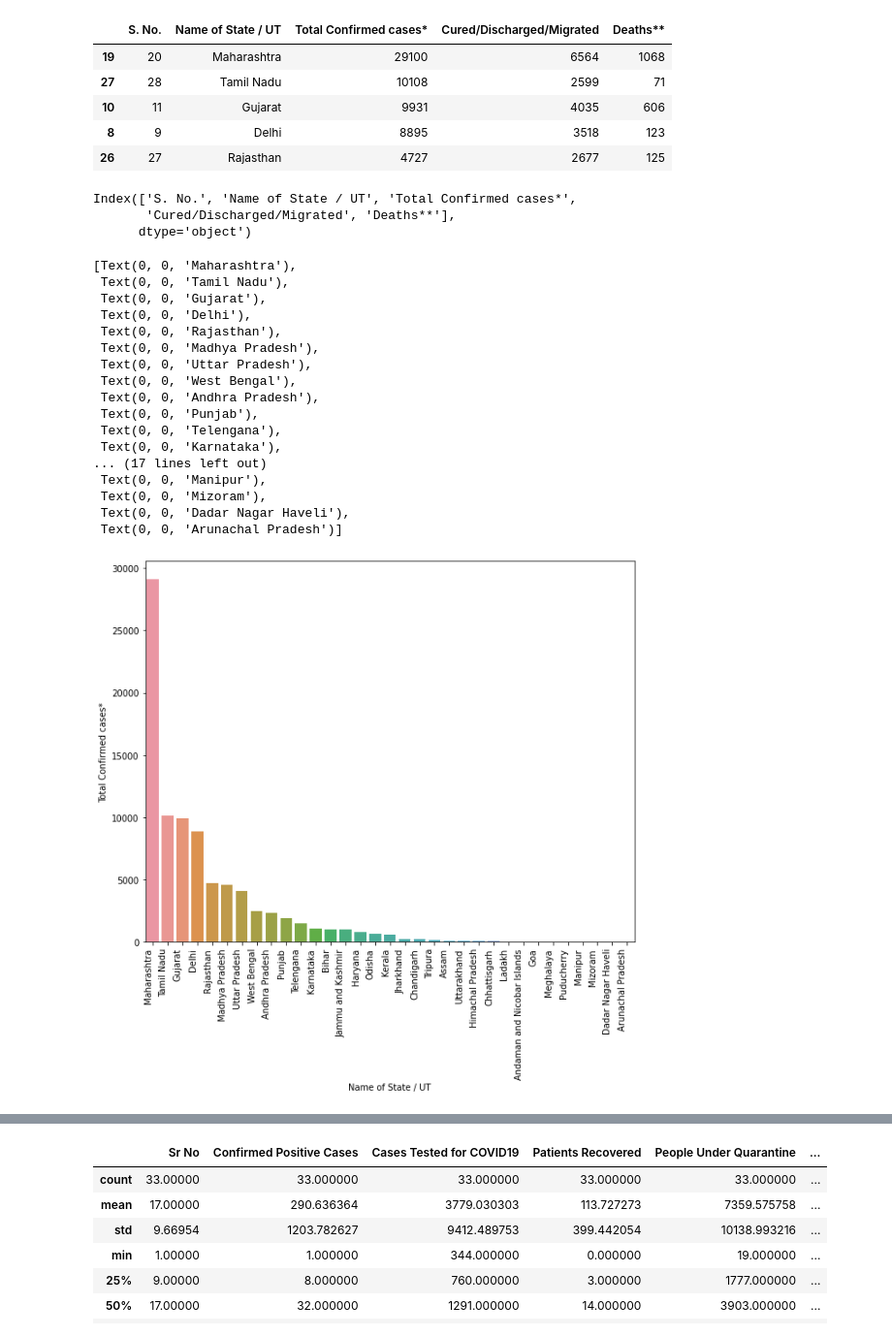
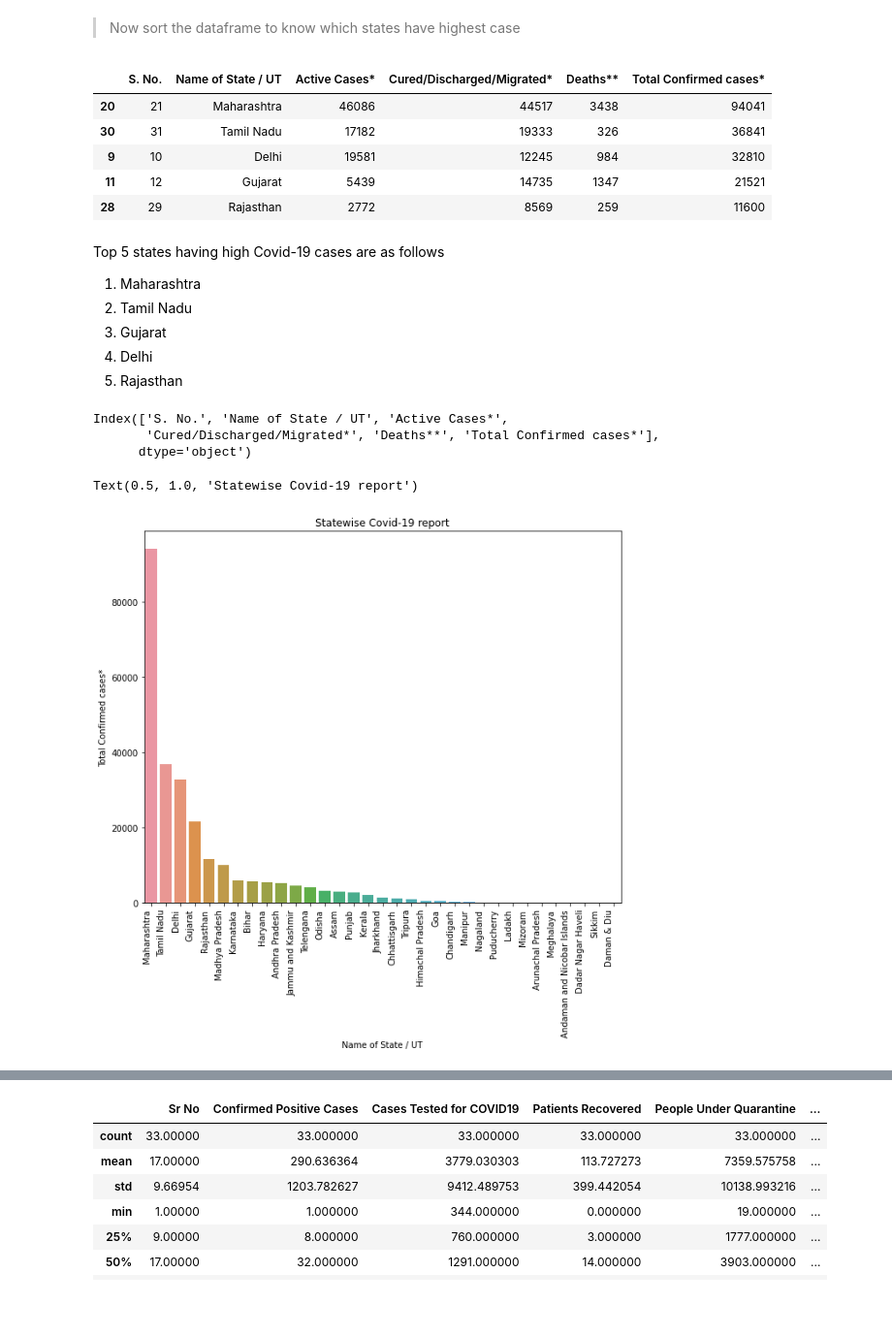
Before and after one commit to SowmyaLR/Statistics-for-ML, a Jupyter notebook: india/gujarat/gujarat_covid_19_cases.ipynb, the cells around one changed output, grey strips where cells are left out. Shown: that part at 97% size. Cells and saved outputs as stored; diff of their text form; code cells hidden in the pictures; blank space fills up the shorter version.

```diff
--- a/india/gujarat/gujarat_covid_19_cases.ipynb
+++ b/india/gujarat/gujarat_covid_19_cases.ipynb
@@ -30,4 +43,4 @@ Need to convert columns "Total Confirmed cases*" , "Cured/Discharged/Migrated",
 # %%
 state_wise_df['Total Confirmed cases*'] = pd.to_numeric(state_wise_df['Total Confirmed cases*'])
-state_wise_df['Cured/Discharged/Migrated'] = pd.to_numeric(state_wise_df['Cured/Discharged/Migrated'])
+state_wise_df['Cured/Discharged/Migrated*'] = pd.to_numeric(state_wise_df['Cured/Discharged/Migrated*'])
 state_wise_df['Deaths**'] = pd.to_numeric(state_wise_df['Deaths**'])
@@ -49,40 +67,37 @@ memory usage: 1.4+ KB
+# %% [markdown]
+
+
+> Now sort the dataframe to know which states have highest case
 # %%
 state_wise_df.sort_values(by='Total Confirmed cases*', ascending=False, inplace=True)
 state_wise_df.head()
 # %% [output]
-|  | S. No. | Name of State / UT | Total Confirmed cases* | Cured/Discharged/Migrated | Deaths** |
-| 19 | 20 | Maharashtra | 29100 | 6564 | 1068 |
-| 27 | 28 | Tamil Nadu | 10108 | 2599 | 71 |
-| 10 | 11 | Gujarat | 9931 | 4035 | 606 |
-| 8 | 9 | Delhi | 8895 | 3518 | 123 |
-| 26 | 27 | Rajasthan | 4727 | 2677 | 125 |
+|  | S. No. | Name of State / UT | Active Cases* | Cured/Discharged/Migrated* | Deaths** | Total Confirmed cases* |
+| 20 | 21 | Maharashtra | 46086 | 44517 | 3438 | 94041 |
+| 30 | 31 | Tamil Nadu | 17182 | 19333 | 326 | 36841 |
+| 9 | 10 | Delhi | 19581 | 12245 | 984 | 32810 |
+| 11 | 12 | Gujarat | 5439 | 14735 | 1347 | 21521 |
+| 28 | 29 | Rajasthan | 2772 | 8569 | 259 | 11600 |
+# %% [markdown]
+Top 5 states having high Covid-19 cases are as follows
+
+1. Maharashtra
+2. Tamil Nadu
+3. Gujarat
+4. Delhi
+5. Rajasthan
 # %%
 state_wise_df.columns
 # %% [output]
-Index(['S. No.', 'Name of State / UT', 'Total Confirmed cases*',
-       'Cured/Discharged/Migrated', 'Deaths**'],
+Index(['S. No.', 'Name of State / UT', 'Active Cases*',
+       'Cured/Discharged/Migrated*', 'Deaths**', 'Total Confirmed cases*'],
       dtype='object')
 # %%
 plt.figure(figsize=(10,8))
 ax = sns.barplot(x='Name of State / UT', y='Total Confirmed cases*', data=state_wise_df)
 ax.set_xticklabels(ax.get_xticklabels(), rotation=90, ha="right")
+ax.set_title('Statewise Covid-19 report')
 # %% [output]
-[Text(0, 0, 'Maharashtra'),
- Text(0, 0, 'Tamil Nadu'),
- Text(0, 0, 'Gujarat'),
- Text(0, 0, 'Delhi'),
- Text(0, 0, 'Rajasthan'),
- Text(0, 0, 'Madhya Pradesh'),
- Text(0, 0, 'Uttar Pradesh'),
- Text(0, 0, 'West Bengal'),
- Text(0, 0, 'Andhra Pradesh'),
- Text(0, 0, 'Punjab'),
- Text(0, 0, 'Telengana'),
- Text(0, 0, 'Karnataka'),
-... (17 lines left out)
- Text(0, 0, 'Manipur'),
- Text(0, 0, 'Mizoram'),
- Text(0, 0, 'Dadar Nagar Haveli'),
- Text(0, 0, 'Arunachal Pradesh')]
+Text(0.5, 1.0, 'Statewise Covid-19 report')
-[figure, old version]
+[figure, new version]
 # %% [markdown]
```
Also changed, not shown: parts of 21 cells of this notebook.
